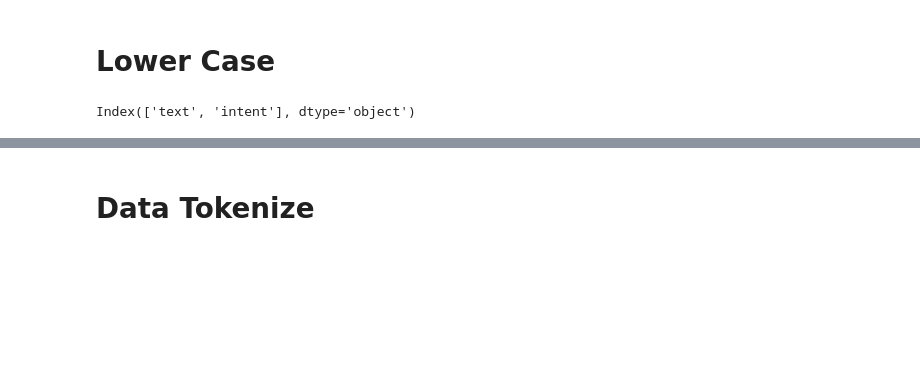
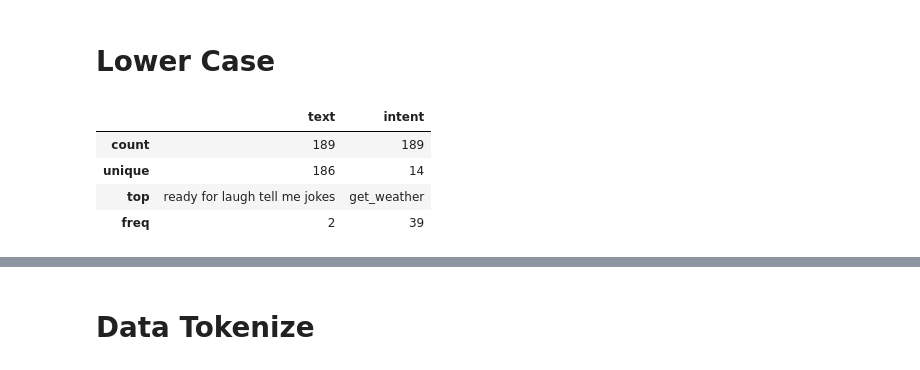
Before and after one commit to parthvichare/Virtual-assistant, a Jupyter notebook: Data Preprocessing with NLP.ipynb, the cells around one changed output, grey strips where cells are left out. Drawn from its saved outputs; the diff is of its cells as text; code cells hidden in the pictures; blank space fills up the shorter version.

```diff
--- a/Data Preprocessing with NLP.ipynb
+++ b/Data Preprocessing with NLP.ipynb
@@ -29,8 +29,14 @@ csv_path="assistant_data.xlsx"
 data = pd.read_excel(csv_path)
 # %%
-data.columns
+a=data
-# %% [output]
-Index(['text', 'intent'], dtype='object')
+# %%
+a.describe()
+# %% [output]
+|  | text | intent |
+| count | 189 | 189 |
+| unique | 186 | 14 |
+| top | ready for laugh tell me jokes | get_weather |
+| freq | 2 | 39 |
 # %%
 data["text"]=data['text'].str.lower()
 data["intent"]=data['intent'].str.lower()
```
Also changed, not shown: parts of 17 cells of this notebook.
